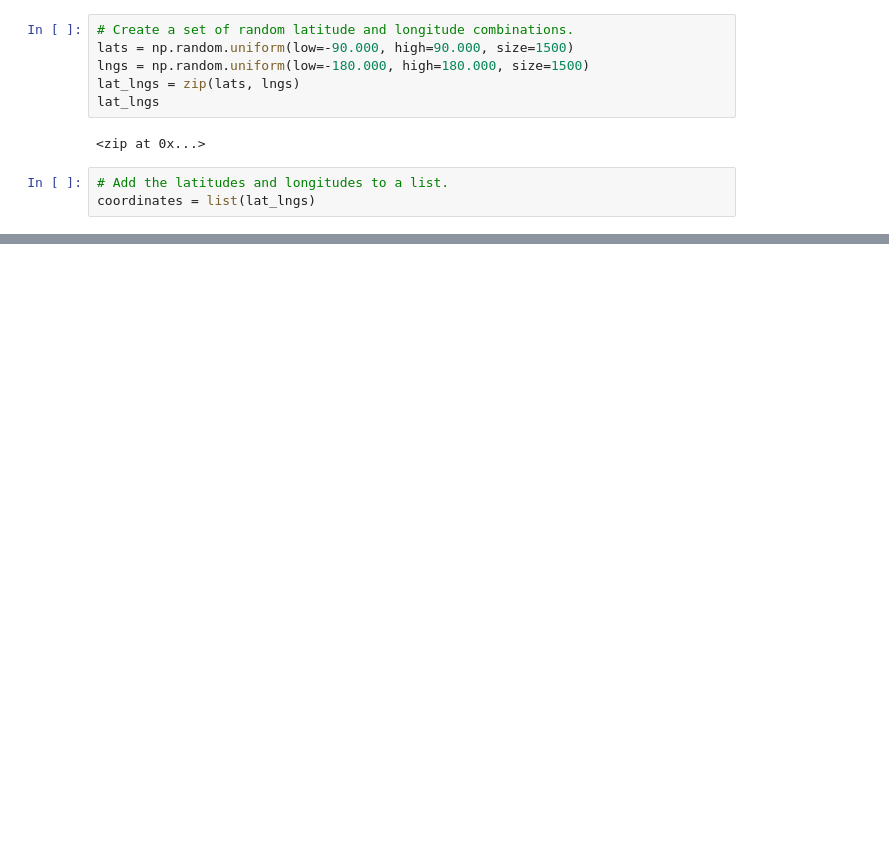
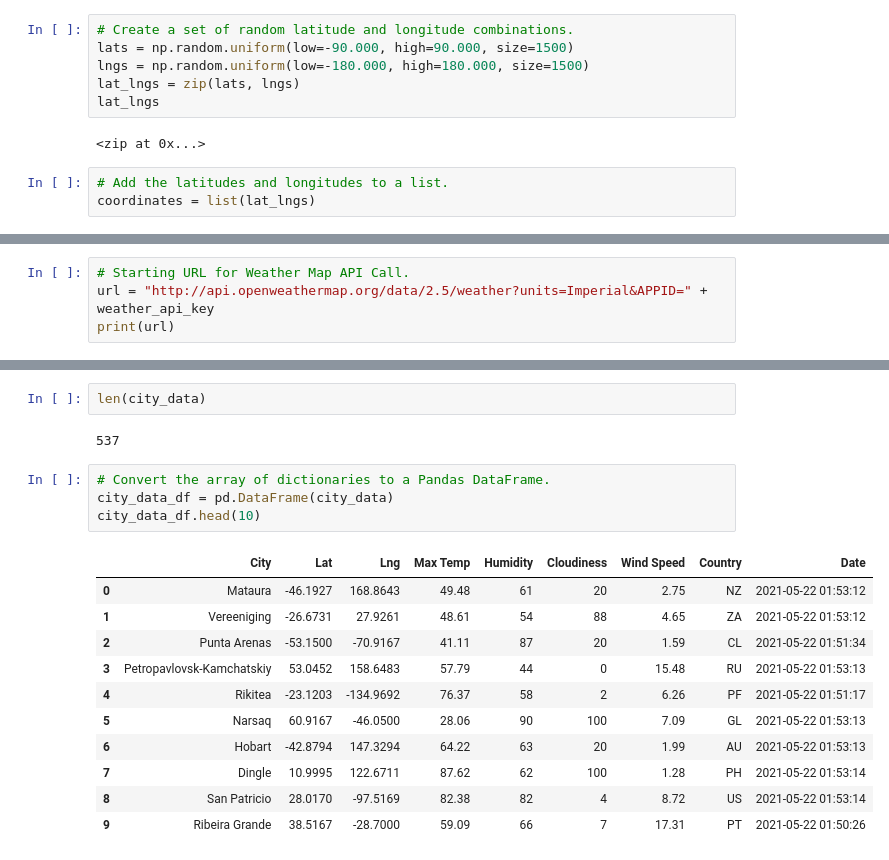
Before and after one commit to NBrown95/World_Weather_Analysis, a Jupyter notebook: WeatherPy.ipynb, the cells around one changed output, grey strips where cells are left out. Saved outputs shown, nothing was run; the diff lists cells and outputs as text; blank space fills up the shorter version.

Commit message:
Modifying .gitignore and adding WeatherPy file.

```diff
--- a/WeatherPy.ipynb
+++ b/WeatherPy.ipynb
@@ -33,0 +35,4 @@ len(cities)
+# %%
+# Starting URL for Weather Map API Call.
+url = "http://api.openweathermap.org/data/2.5/weather?units=Imperial&APPID=" + weather_api_key
+print(url)
@@ -33,0 +119,20 @@ len(cities)
+# %%
+len(city_data)
+# %% [output]
+537
+# %%
+# Convert the array of dictionaries to a Pandas DataFrame.
+city_data_df = pd.DataFrame(city_data)
+city_data_df.head(10)
+# %% [output]
+|  | City | Lat | Lng | Max Temp | Humidity | Cloudiness | Wind Speed | Country | Date |
+| 0 | Mataura | -46.1927 | 168.8643 | 49.48 | 61 | 20 | 2.75 | NZ | 2021-05-22 01:53:12 |
+| 1 | Vereeniging | -26.6731 | 27.9261 | 48.61 | 54 | 88 | 4.65 | ZA | 2021-05-22 01:53:12 |
+| 2 | Punta Arenas | -53.1500 | -70.9167 | 41.11 | 87 | 20 | 1.59 | CL | 2021-05-22 01:51:34 |
+| 3 | Petropavlovsk-Kamchatskiy | 53.0452 | 158.6483 | 57.79 | 44 | 0 | 15.48 | RU | 2021-05-22 01:53:13 |
+| 4 | Rikitea | -23.1203 | -134.9692 | 76.37 | 58 | 2 | 6.26 | PF | 2021-05-22 01:51:17 |
+| 5 | Narsaq | 60.9167 | -46.0500 | 28.06 | 90 | 100 | 7.09 | GL | 2021-05-22 01:53:13 |
+| 6 | Hobart | -42.8794 | 147.3294 | 64.22 | 63 | 20 | 1.99 | AU | 2021-05-22 01:53:13 |
+| 7 | Dingle | 10.9995 | 122.6711 | 87.62 | 62 | 100 | 1.28 | PH | 2021-05-22 01:53:14 |
+| 8 | San Patricio | 28.0170 | -97.5169 | 82.38 | 82 | 4 | 8.72 | US | 2021-05-22 01:53:14 |
+| 9 | Ribeira Grande | 38.5167 | -28.7000 | 59.09 | 66 | 7 | 17.31 | PT | 2021-05-22 01:50:26 |
```
Also changed, not shown: parts of 7 cells of this notebook, 1 other file.
